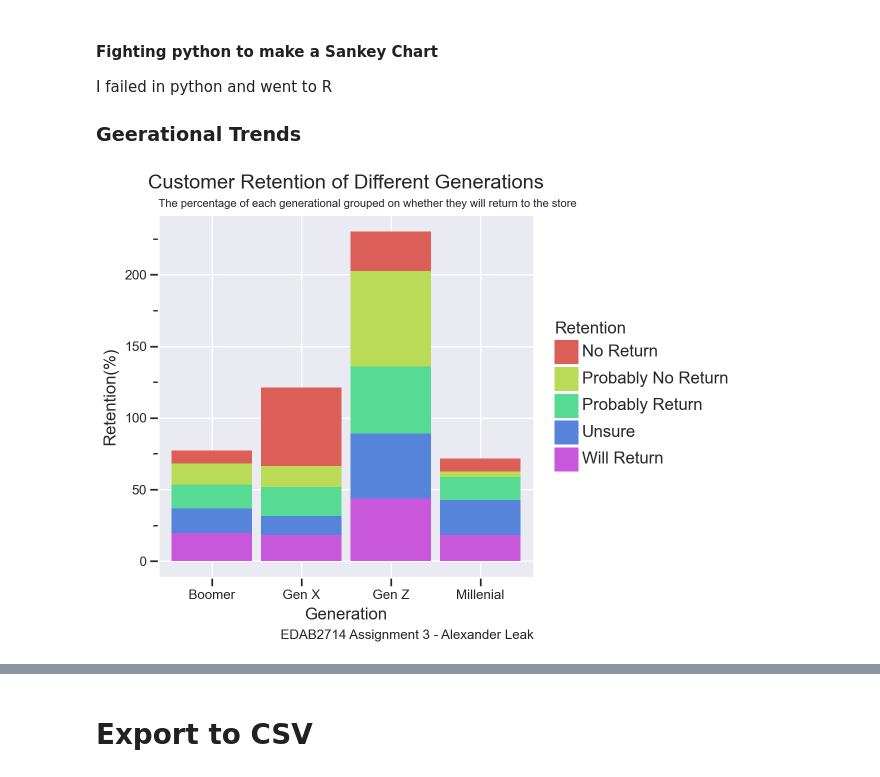
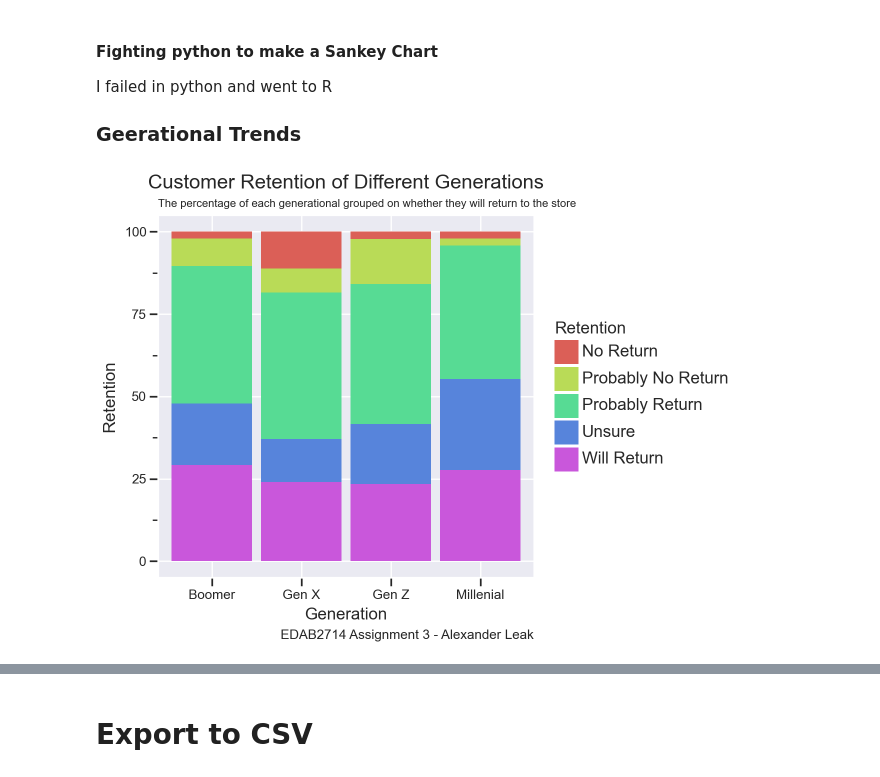
Before and after one commit to AlexTabble/Assignment-3, a Jupyter notebook: Assignment3_EDA.ipynb, the cells around one changed output, grey strips where cells are left out. Saved outputs shown, nothing was run; the diff lists cells and outputs as text; code cells hidden in the pictures.

```diff
--- a/Assignment3_EDA.ipynb
+++ b/Assignment3_EDA.ipynb
@@ -437,24 +437,24 @@ I failed in python and went to R
 # %%
 df_gen = df_reduced.groupby(by=['Generation','Retention']).size().reset_index(name='Count')
 
-df_gen['%'] = 100*df_gen['Count'] / df_gen.groupby('Retention')['Count'].transform('sum')
+df_gen['%'] = 100*df_gen['Count'] / df_gen.groupby('Generation')['Count'].transform('sum')
 df_gen
 
 (
     p9.ggplot(df_gen, p9.aes(x='Generation',y='%',fill='Retention')) +
     p9.geom_col() +
     p9.theme_seaborn() +
     p9.labs(
-        y = 'Retention(%)',
+        y = 'Retention',
         x = 'Generation',
         title = 'Customer Retention of Different Generations',
         subtitle = 'The percentage of each generational grouped on whether they will return to the store',
         caption = 'EDAB2714 Assignment 3 - Alexander Leak'
     )+
     p9.theme(
         plot_title= p9.element_text(ha='center',weight='light'),
         plot_subtitle=p9.element_text(size = 8,ha='left')
     )
 )
 # %% [output]
-[figure, old version]
+[figure, new version]
```
Also changed, not shown: parts of 6 cells of this notebook, 5 other files.
